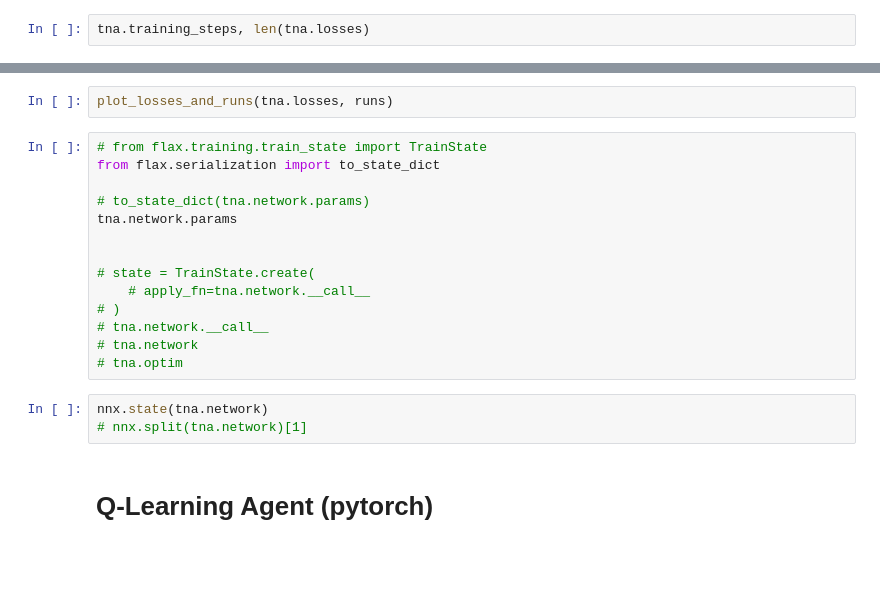
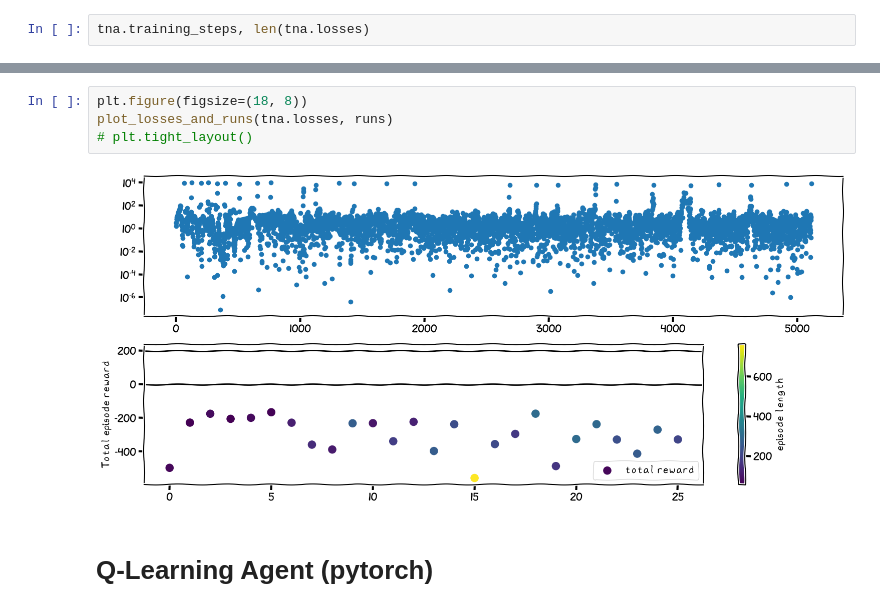
Before and after one commit to RK22000/RL-SJSU, a Jupyter notebook: qlearning.ipynb, the cells around one changed output, grey strips where cells are left out. Saved outputs shown, nothing was run; the diff lists cells and outputs as text; blank space fills up the shorter version.

```diff
--- a/qlearning.ipynb
+++ b/qlearning.ipynb
@@ -192,22 +207,9 @@ demo_one_run(tna)
-# %%
-plot_losses_and_runs(tna.losses, runs)
-# %%
-# from flax.training.train_state import TrainState
-from flax.serialization import to_state_dict
-
-# to_state_dict(tna.network.params)
-tna.network.params
-
-
-# state = TrainState.create(
-    # apply_fn=tna.network.__call__
-# )
-# tna.network.__call__
-# tna.network
-# tna.optim
-# %%
-nnx.state(tna.network)
-# nnx.split(tna.network)[1]
+# %%
+plt.figure(figsize=(18, 8))
+plot_losses_and_runs(tna.losses, runs)
+# plt.tight_layout()
+# %% [output]
+[figure, added]
 # %% [markdown]
 Q-Learning Agent (pytorch)
 ==========================
```
Also changed, not shown: parts of 6 cells of this notebook, 1 other file.
